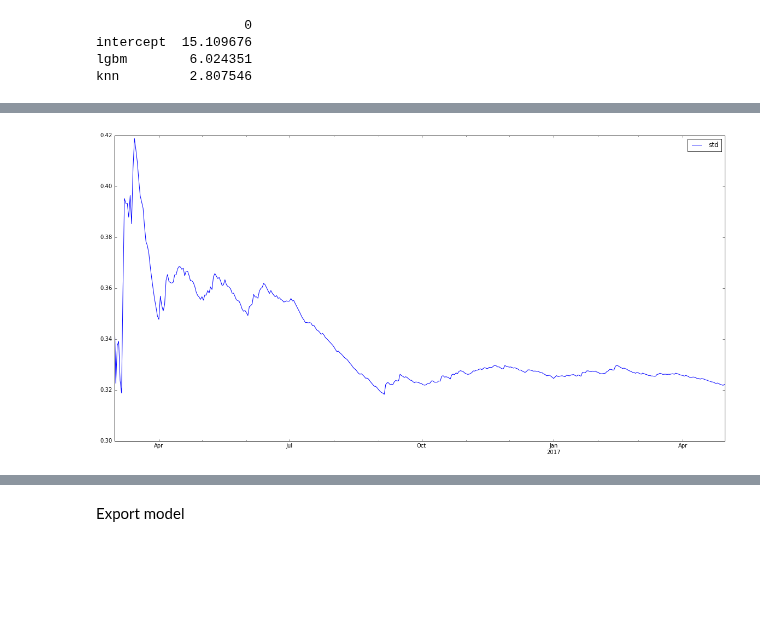
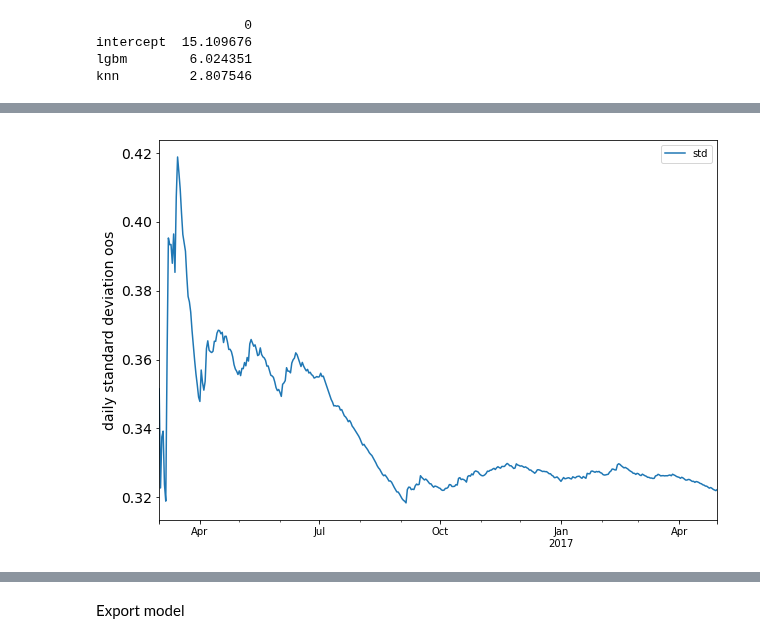
Before and after one commit to NonoMalpi/Secondary_band, a Jupyter notebook: Stacked_model.ipynb, the cells around one changed output, grey strips where cells are left out. Cells and saved outputs as stored; diff of their text form; code cells hidden in the pictures; blank space fills up the shorter version.

```diff
--- a/Stacked_model.ipynb
+++ b/Stacked_model.ipynb
@@ -46,2 +73,0 @@ for feature in ['hour', 'weekday']:
-# %%
-features_stack_list = [ element for element in stack_df.columns.tolist() if element not in ['band', 'hour', 'date', 'weekday']]
@@ -97,5 +151,16 @@ $$Z_{t} = \epsilon _{t}$$
 # %%
+# obtain residuals
 Y_log = np.log1p(stack_model_no_rolling.result_df['y_true'])
 Y_pred_log = np.log1p(stack_model_no_rolling.result_df['y_pred'])
-residuals_log = pd.DataFrame({'log_res':Y_log - Y_pred_log}, index=stack_model_no_rolling.result_df.index)
+residuals_log = pd.DataFrame(
+    {'log_res':Y_log - Y_pred_log},
+    index=stack_model_no_rolling.result_df.index
+)
 residuals_log.index.name = 'date_hour'
+residuals_log.loc[:, 'hour'] = residuals_log.index.hour
+residuals_log.loc[:, 'date'] = residuals_log.index.date
+
+# residuals split by date and hour
+residuals_log_date_hour = residuals_log.groupby(
+    ['date', 'hour']
+)[['log_res']].sum().unstack(-1)['log_res']
@@ -102,10 +176,25 @@ residuals_log.index.name = 'date_hour'
 # %%
+# compute daily and hourly standard deviation of out-of-sample residuals
 date_index = pd.date_range(start='2016-03-01', end='2017-04-30', freq='D')
-daily_std = list()
+daily_std_list = list()
+hourly_std_list = list()
 for i in range(len(date_index)):
+
+    # daily std
     train_period = date_index.date[:i+1]
-    std = residuals_log.reset_index()[residuals_log.reset_index()['date_hour'].dt.date.isin(train_period)]['log_res'].std()
-    daily_std.append(std)
-daily_std_df = pd.DataFrame({'std':daily_std}, index=date_index)
+    daily_std = residuals_log[
+        residuals_log['date'].isin(train_period)
+    ]['log_res'].std()
+    daily_std_list.append(daily_std)
+
+    # hourly std
+    hourly_std = residuals_log[
+        residuals_log['date'].isin(train_period)
+    ].groupby('hour')[['log_res']].std().rename(columns={'log_res':train_period[i]})
+    hourly_std_list.append(hourly_std)
+
+daily_std_df = pd.DataFrame({'std':daily_std_list}, index=date_index)
+hourly_std_df = pd.concat(hourly_std_list, axis=1)
+hourly_std_df.columns = pd.to_datetime(hourly_std_df.columns)
 # %%
 fig, ax = plt.subplots(1,1, figsize=(12,8))
@@ -117,6 +210,8 @@ residuals_log.plot(kind='kde', color='black', ax=ax2, lw=1.5, legend=False);
 # %%
 # standard deviation of the residuals out-of-samples until a given date
-fig, ax = plt.subplots(1,1, figsize=(20,10))
-daily_std_df.plot(ax=ax);
+fig, ax = plt.subplots(1,1, figsize=(10,7))
+daily_std_df.plot(ax=ax)
+ax.yaxis.set_tick_params(labelsize=14)
+ax.set_ylabel('daily standard deviation oos', size=14);
 # %% [output]
-[figure, old version]
+[figure, new version]
```
Also changed, not shown: parts of 26 cells of this notebook, 2 other files.
